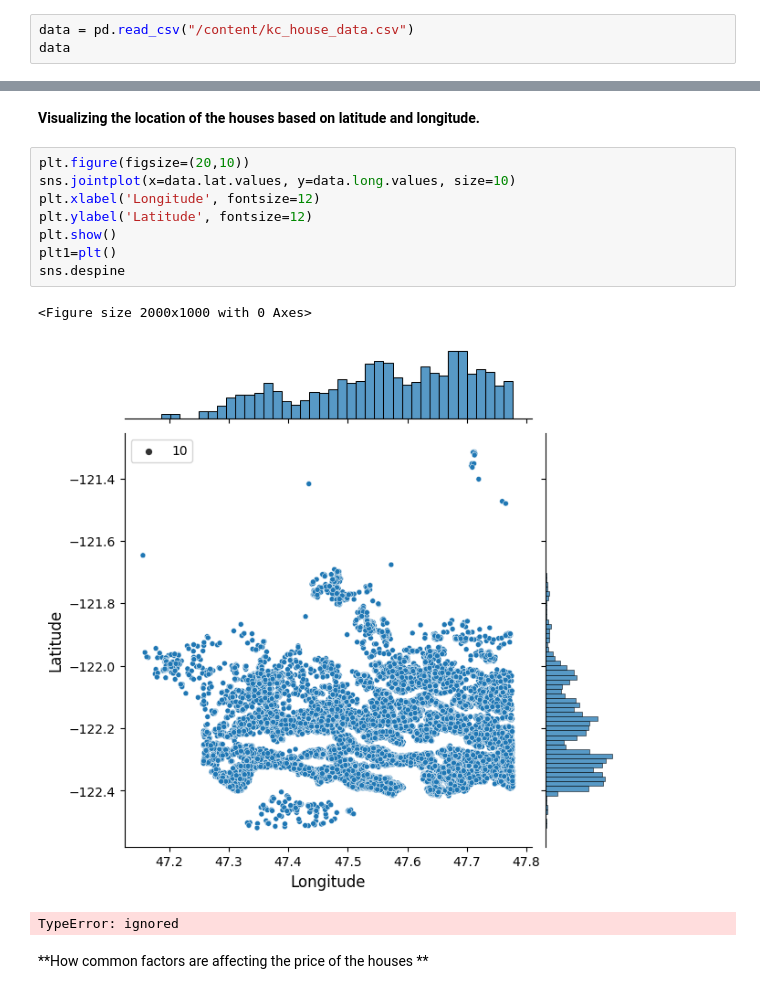
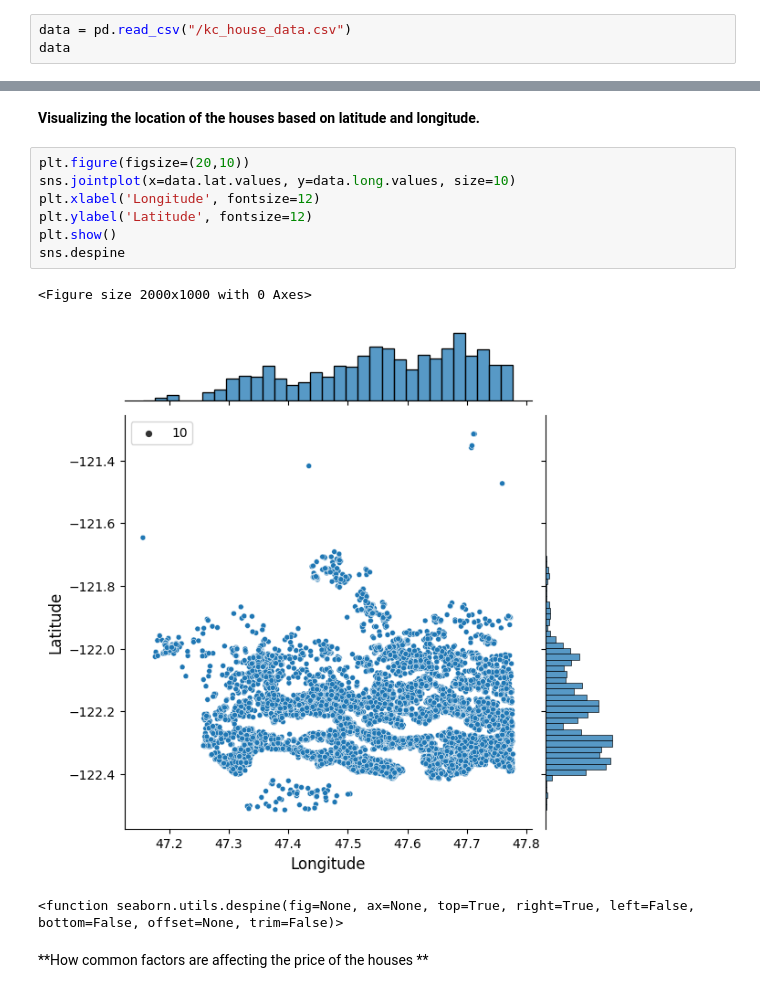
Before and after one commit to Subhradyuti/TECHNOHACKS_EDUTECH_TASK, a Jupyter notebook: House_Price_Prediction_Task1.ipynb, the cells around one changed output, grey strips where cells are left out. Saved outputs shown, nothing was run; the diff lists cells and outputs as text.

```diff
--- a/House_Price_Prediction_Task1.ipynb
+++ b/House_Price_Prediction_Task1.ipynb
@@ -11,7 +20,7 @@ import seaborn as sns
 import mpl_toolkits
 %matplotlib inline
 # %%
-data = pd.read_csv("/content/kc_house_data.csv")
+data = pd.read_csv("/kc_house_data.csv")
 data
 # %% [output]
 |  | id | date | price | bedrooms | bathrooms | sqft_living | sqft_lot | floors | waterfront | view | ... |
@@ -69,15 +78,14 @@ sns.despine
 # %%
 plt.figure(figsize=(20,10))
 sns.jointplot(x=data.lat.values, y=data.long.values, size=10)
 plt.xlabel('Longitude', fontsize=12)
 plt.ylabel('Latitude', fontsize=12)
 plt.show()
-plt1=plt()
 sns.despine
 # %% [output]
 <Figure size 2000x1000 with 0 Axes>
-[figure, old version]
+[figure, new version]
-TypeError: ignored
+<function seaborn.utils.despine(fig=None, ax=None, top=True, right=True, left=False, bottom=False, offset=None, trim=False)>
 # %% [markdown]
 **How common factors are affecting the price of the houses **
 # %%
```
Also changed, not shown: parts of 28 cells of this notebook.
